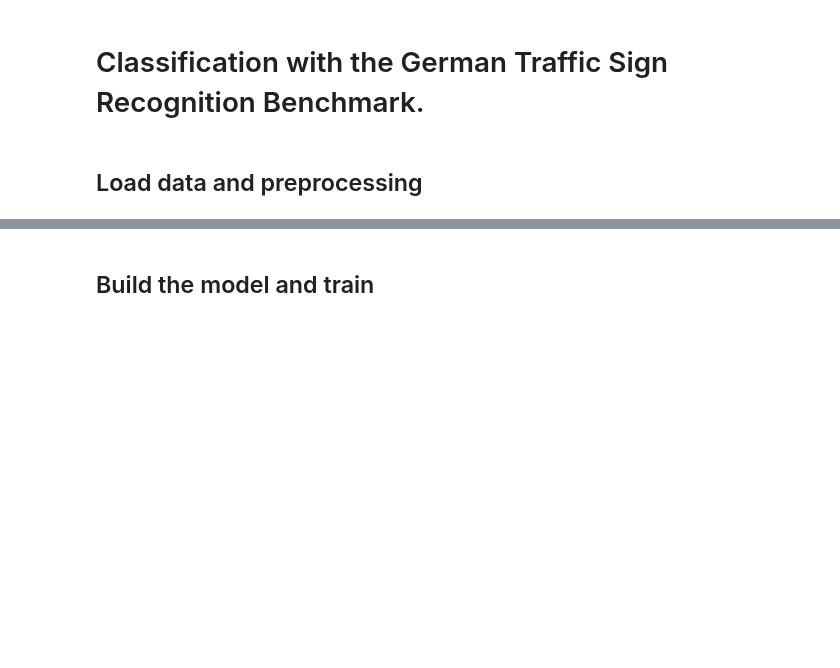
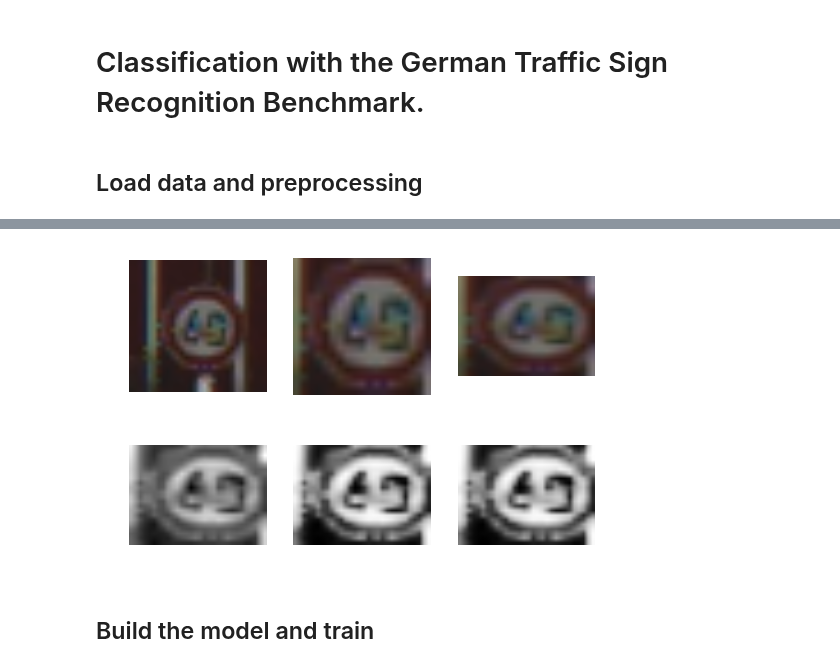
Before and after one commit to ecervera/nn-nb, a Jupyter notebook: MLP/mlp_gtsrb.ipynb, the cells around one changed output, grey strips where cells are left out. Cells and saved outputs as stored; diff of their text form; code cells hidden in the pictures; blank space fills up the shorter version.

```diff
--- a/MLP/mlp_gtsrb.ipynb
+++ b/MLP/mlp_gtsrb.ipynb
@@ -12,0 +36,48 @@ import matplotlib.pyplot as plt
+# %%
+from numpy import histogram, interp
+def histeq(im,nbr_bins=256):
+    imhist, bins = histogram(im.flatten(),nbr_bins,normed=True)
+    cdf = imhist.cumsum() #cumulative distribution function
+    cdf = 255 * cdf / cdf[-1] #normalize
+    im2 = interp(im.flatten(),bins[:-1],cdf)
+    return im2.reshape(im.shape), cdf
+
+from scipy.misc import imresize
+def processImage(img, roi):
+    crop_img = img[roi[0][0]:roi[1][0],roi[0][1]:roi[1][1],:]
+    planes = crop_img.shape[2]
+    sc_img = imresize(crop_img,(10,10,planes))
+    R_img = sc_img[:,:,0]
+    eq_img, cdf = histeq(R_img)
+    return (eq_img-128)/256
+# %%
+from scipy.misc import imresize
+
+img = trainImages[0]
+crop_img = img[x1:x2,y1:y2,:]
+dx, dy = 22,30
+sc_img = imresize(crop_img, (dx,dy,3))
+R_img = sc_img[:,:,0]
+eq_img, cdf = histeq(R_img)
+norm_img = 2*(eq_img - 128) / 256
+
+plt.subplot(231)
+plt.imshow(img)
+plt.axis('off')
+plt.subplot(232)
+plt.imshow(crop_img)
+plt.axis('off')
+plt.subplot(233)
+plt.imshow(sc_img)
+plt.axis('off')
+plt.subplot(234)
+plt.imshow(R_img, cmap='gray')
+plt.axis('off')
+plt.subplot(235)
+plt.imshow(eq_img, cmap='gray')
+plt.axis('off')
+plt.subplot(236)
+plt.imshow(norm_img, cmap='gray')
+plt.axis('off');
+# %% [output]
+[figure, added]
```
Also changed, not shown: parts of 4 cells of this notebook, 5 other files.
